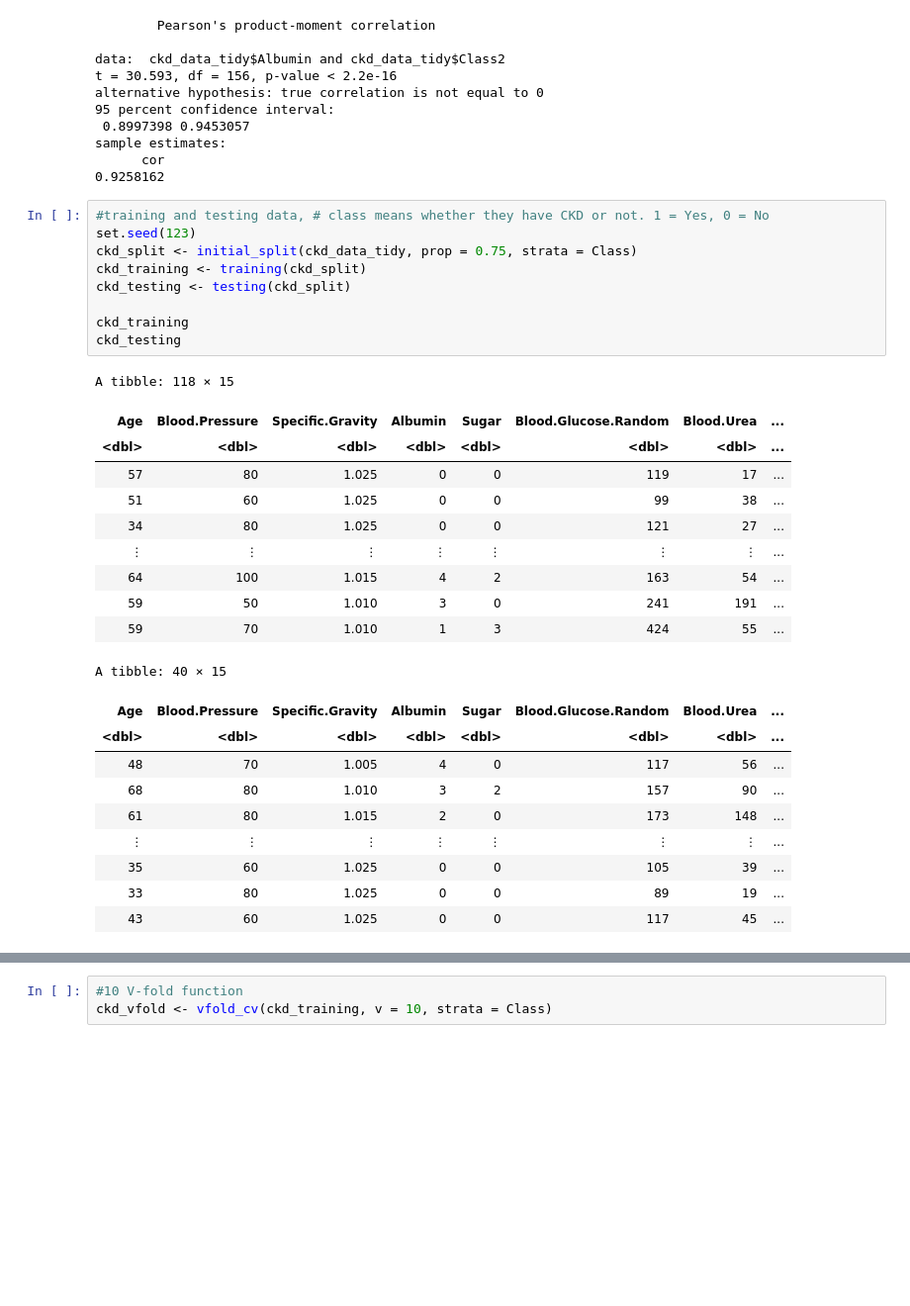
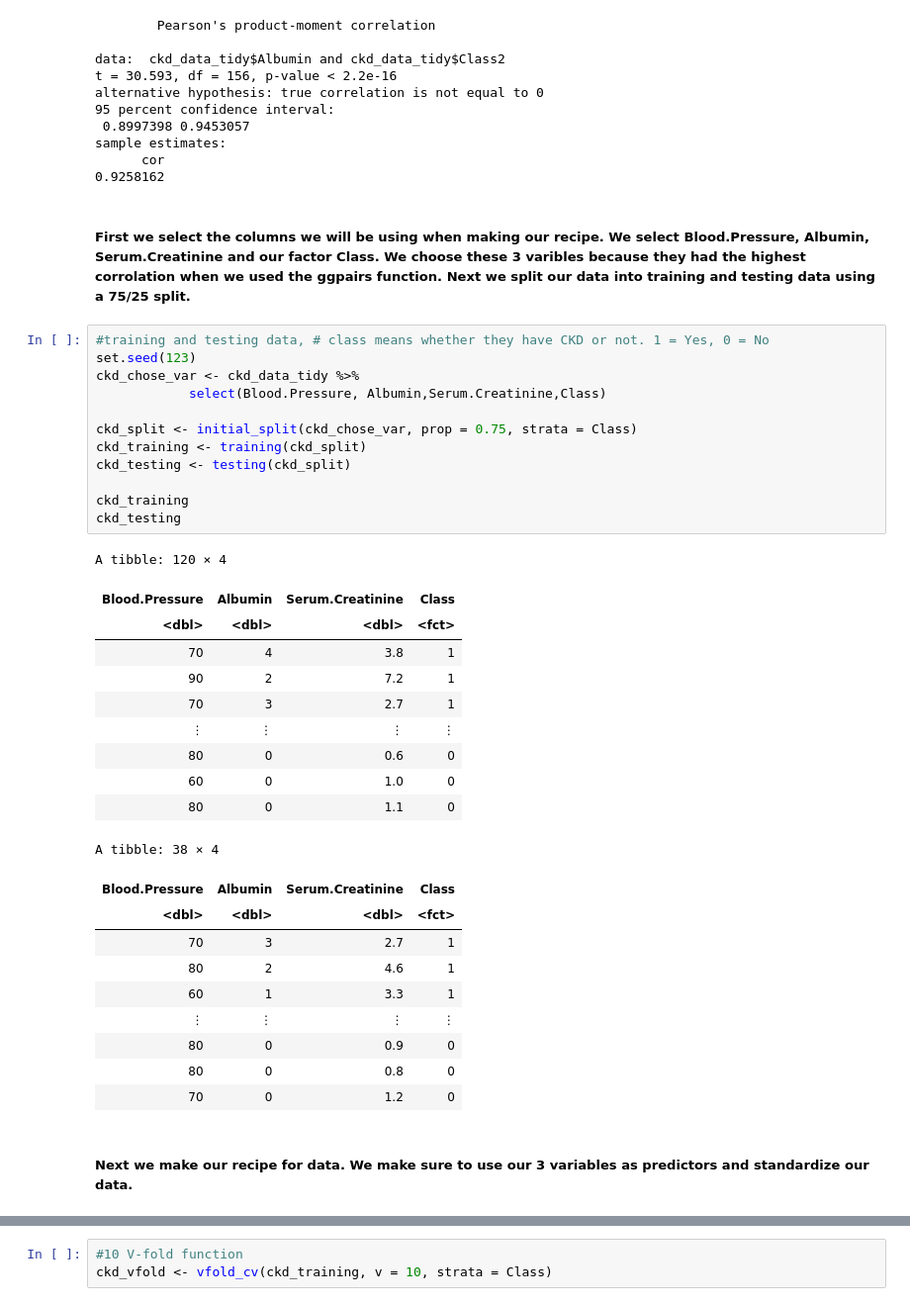
Before and after one commit to callen02/DSCI100_Group_25_Project, a Jupyter notebook: Proposal_Methods_Results.ipynb, the cells around one changed output, grey strips where cells are left out. Shown: that part at 99% size. Saved outputs shown, nothing was run; the diff lists cells and outputs as text; blank space fills up the shorter version.

```diff
--- a/Proposal_Methods_Results.ipynb
+++ b/Proposal_Methods_Results.ipynb
@@ -166,36 +160,43 @@ alternative hypothesis: true correlation is not equal to 0
 sample estimates:
       cor
 0.9258162
+# %% [markdown]
+##### First we select the columns we will be using when making our recipe. We select Blood.Pressure, Albumin, Serum.Creatinine and our factor Class. We choose these 3 varibles because they had the highest corrolation when we used the ggpairs function. Next we split our data into training and testing data using a 75/25 split. #####
 # %%
 #training and testing data, # class means whether they have CKD or not. 1 = Yes, 0 = No
 set.seed(123)
-ckd_split <- initial_split(ckd_data_tidy, prop = 0.75, strata = Class)
+ckd_chose_var <- ckd_data_tidy %>%
+            select(Blood.Pressure, Albumin,Serum.Creatinine,Class)
+
+ckd_split <- initial_split(ckd_chose_var, prop = 0.75, strata = Class)
 ckd_training <- training(ckd_split)
 ckd_testing <- testing(ckd_split)
 
 ckd_training
 ckd_testing
 # %% [output]
-A tibble: 118 × 15
+A tibble: 120 × 4
-| Age | Blood.Pressure | Specific.Gravity | Albumin | Sugar | Blood.Glucose.Random | Blood.Urea | ... |
-| <dbl> | <dbl> | <dbl> | <dbl> | <dbl> | <dbl> | <dbl> | ... |
-| 57 | 80 | 1.025 | 0 | 0 | 119 | 17 | ... |
-| 51 | 60 | 1.025 | 0 | 0 | 99 | 38 | ... |
-| 34 | 80 | 1.025 | 0 | 0 | 121 | 27 | ... |
-| ⋮ | ⋮ | ⋮ | ⋮ | ⋮ | ⋮ | ⋮ | ... |
-| 64 | 100 | 1.015 | 4 | 2 | 163 | 54 | ... |
-| 59 | 50 | 1.010 | 3 | 0 | 241 | 191 | ... |
-| 59 | 70 | 1.010 | 1 | 3 | 424 | 55 | ... |
+| Blood.Pressure | Albumin | Serum.Creatinine | Class |
+| <dbl> | <dbl> | <dbl> | <fct> |
+| 70 | 4 | 3.8 | 1 |
+| 90 | 2 | 7.2 | 1 |
+| 70 | 3 | 2.7 | 1 |
+| ⋮ | ⋮ | ⋮ | ⋮ |
+| 80 | 0 | 0.6 | 0 |
+| 60 | 0 | 1.0 | 0 |
+| 80 | 0 | 1.1 | 0 |
-A tibble: 40 × 15
+A tibble: 38 × 4
-| Age | Blood.Pressure | Specific.Gravity | Albumin | Sugar | Blood.Glucose.Random | Blood.Urea | ... |
-| <dbl> | <dbl> | <dbl> | <dbl> | <dbl> | <dbl> | <dbl> | ... |
-| 48 | 70 | 1.005 | 4 | 0 | 117 | 56 | ... |
-| 68 | 80 | 1.010 | 3 | 2 | 157 | 90 | ... |
-| 61 | 80 | 1.015 | 2 | 0 | 173 | 148 | ... |
-| ⋮ | ⋮ | ⋮ | ⋮ | ⋮ | ⋮ | ⋮ | ... |
-| 35 | 60 | 1.025 | 0 | 0 | 105 | 39 | ... |
-| 33 | 80 | 1.025 | 0 | 0 | 89 | 19 | ... |
-| 43 | 60 | 1.025 | 0 | 0 | 117 | 45 | ... |
+| Blood.Pressure | Albumin | Serum.Creatinine | Class |
+| <dbl> | <dbl> | <dbl> | <fct> |
+| 70 | 3 | 2.7 | 1 |
+| 80 | 2 | 4.6 | 1 |
+| 60 | 1 | 3.3 | 1 |
+| ⋮ | ⋮ | ⋮ | ⋮ |
+| 80 | 0 | 0.9 | 0 |
+| 80 | 0 | 0.8 | 0 |
+| 70 | 0 | 1.2 | 0 |
+# %% [markdown]
+##### Next we make our recipe for data. We make sure to use our 3 variables as predictors and standardize our data. #####
 # %%
 #Recipe
 #selection of variables of what I imagine is of more imporant when determining CKD
```
Also changed, not shown: parts of 21 cells of this notebook.
